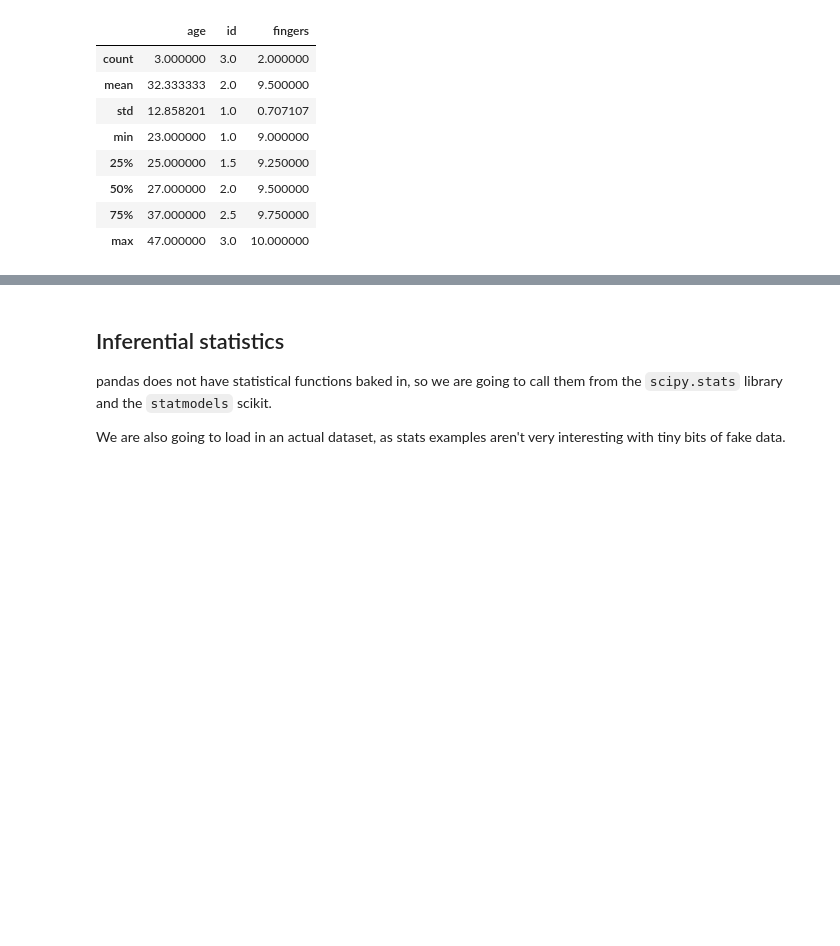
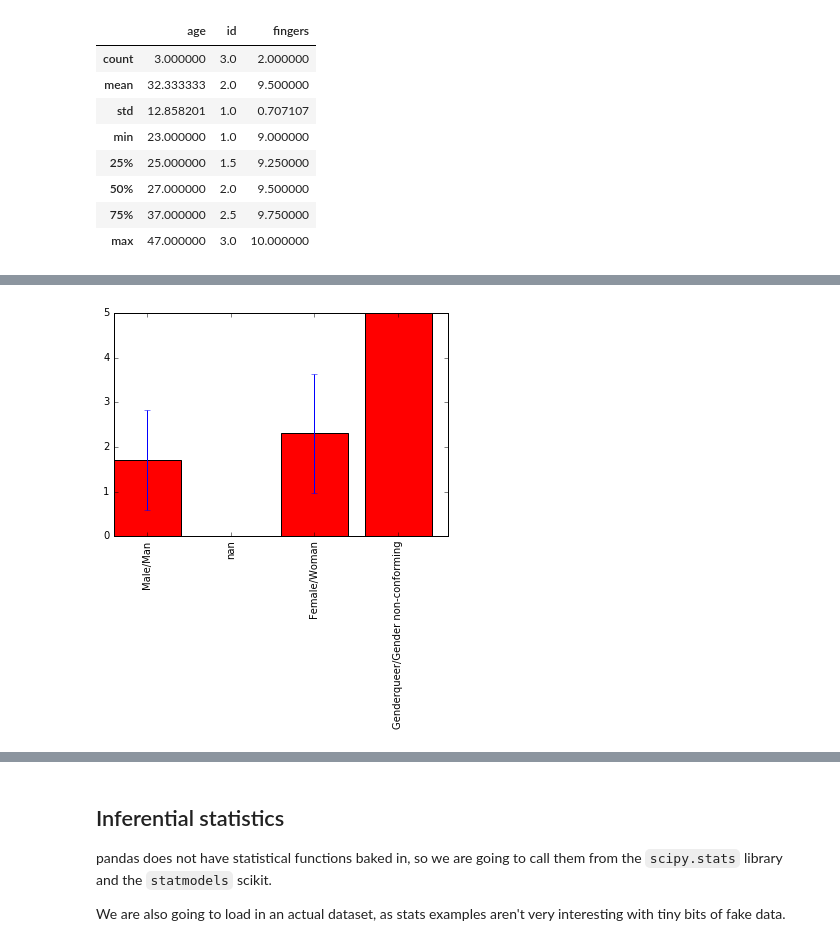
Before and after one commit to dlab-berkeley/python-for-everything, a Jupyter notebook: instructor/day_three.ipynb, the cells around one changed output, grey strips where cells are left out. Saved outputs shown, nothing was run; the diff lists cells and outputs as text; code cells hidden in the pictures; blank space fills up the shorter version.

```diff
--- a/instructor/day_three.ipynb
+++ b/instructor/day_three.ipynb
@@ -647,0 +690,10 @@ table.describe()
+# %%
+index = range(len(data.gender.unique()))
+x_ticks = data.gender.unique()
+y_vals = [data[data.gender == value].outside_barriers.mean() for value in x_ticks]
+y_error = [data[data.gender == value].outside_barriers.std() for value in x_ticks]
+plt.bar(index, y_vals, width=0.8, color = 'r', yerr=y_error)
+plt.xticks([item + 0.4 for item in index], x_ticks, rotation=90)
+plt.show()
+# %% [output]
+[figure, added]
```
Also changed, not shown: parts of 13 cells of this notebook.
